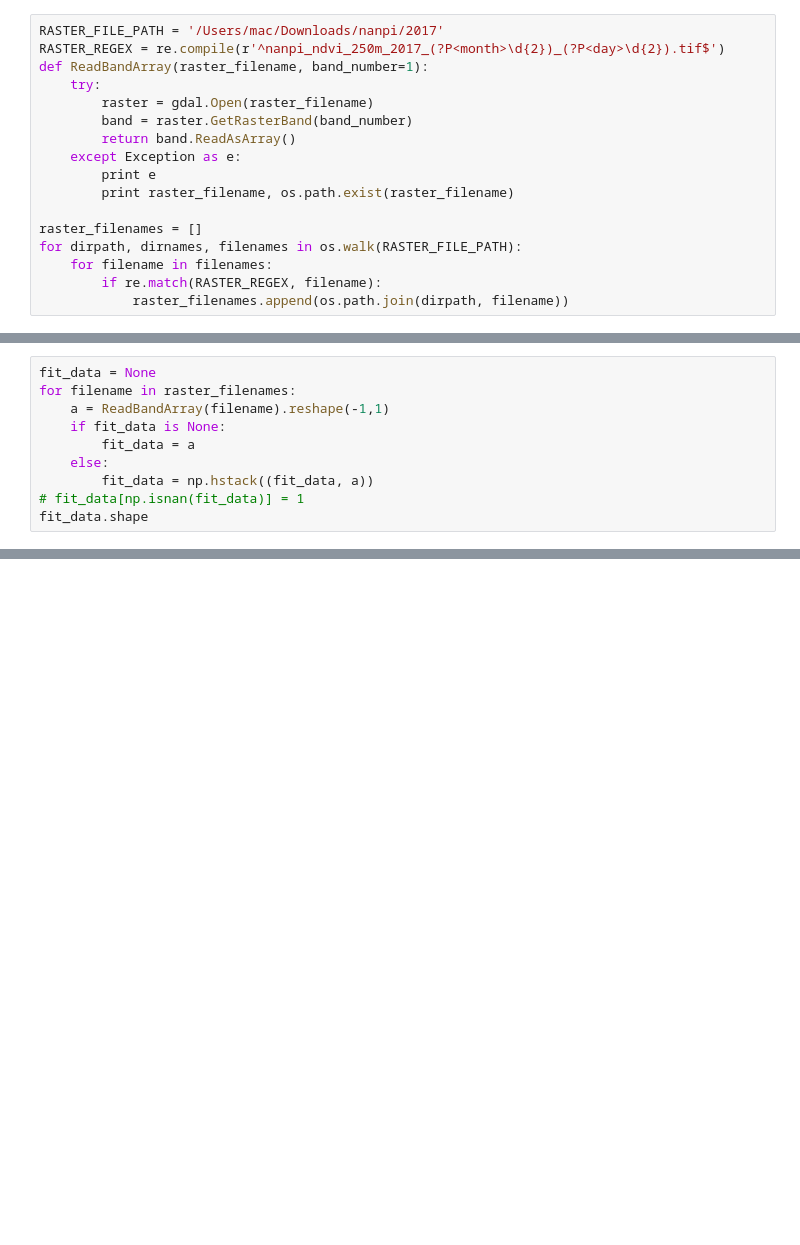
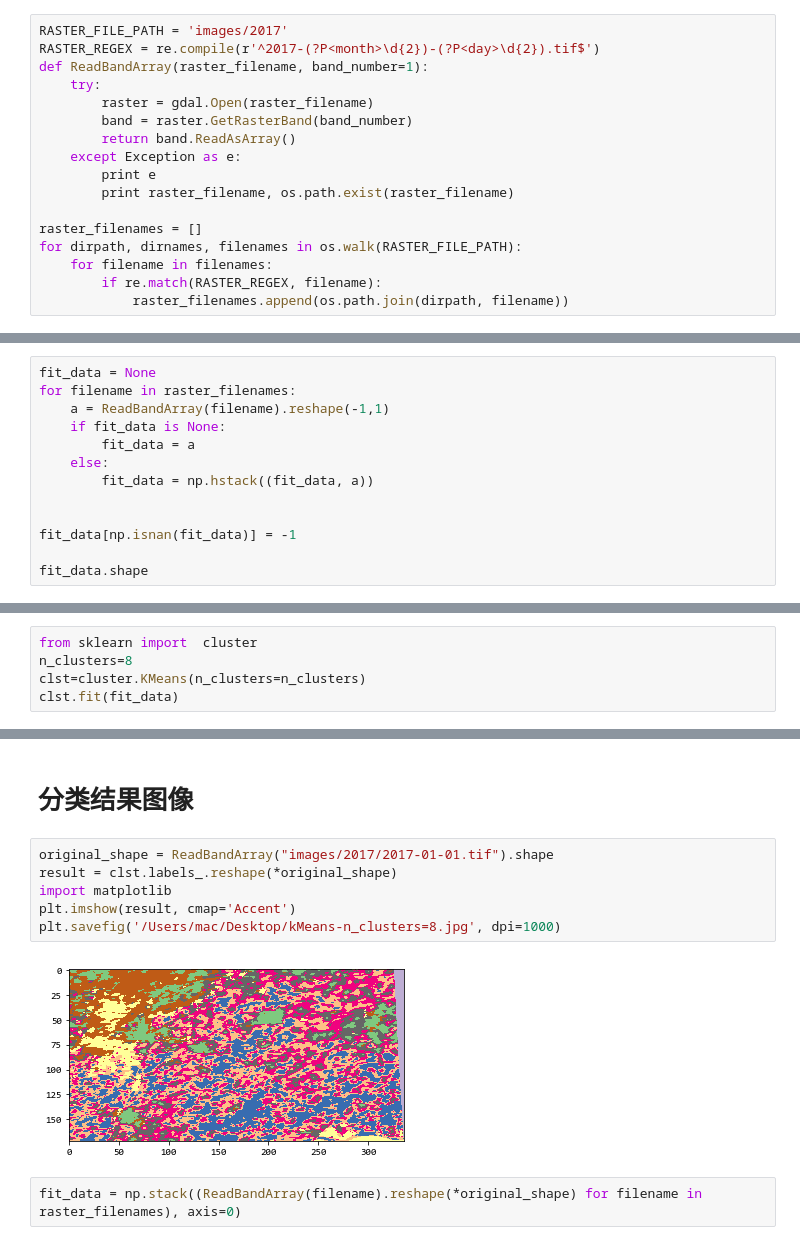
Before and after one commit to korewayume/MLCookbook, a Jupyter notebook: notebooks/ndvi-time-curve.ipynb, the cells around one changed output, grey strips where cells are left out. Saved outputs shown, nothing was run; the diff lists cells and outputs as text; blank space fills up the shorter version.

```diff
--- a/notebooks/ndvi-time-curve.ipynb
+++ b/notebooks/ndvi-time-curve.ipynb
@@ -15,6 +15,6 @@ import matplotlib
 # %%
-RASTER_FILE_PATH = '/Users/mac/Downloads/nanpi/2017'
-RASTER_REGEX = re.compile(r'^nanpi_ndvi_250m_2017_(?P<month>\d{2})_(?P<day>\d{2}).tif$')
+RASTER_FILE_PATH = 'images/2017'
+RASTER_REGEX = re.compile(r'^2017-(?P<month>\d{2})-(?P<day>\d{2}).tif$')
 def ReadBandArray(raster_filename, band_number=1):
     try:
         raster = gdal.Open(raster_filename)
@@ -37,6 +39,9 @@ for filename in raster_filenames:
         fit_data = a
     else:
         fit_data = np.hstack((fit_data, a))
-# fit_data[np.isnan(fit_data)] = 1
+
+
+fit_data[np.isnan(fit_data)] = -1
+
 fit_data.shape
 # %% [output]
@@ -62,0 +58,5 @@ plt.show()
+# %%
+from sklearn import  cluster
+n_clusters=8
+clst=cluster.KMeans(n_clusters=n_clusters)
+clst.fit(fit_data)
@@ -62,0 +87,12 @@ plt.show()
+# %% [markdown]
+# 分类结果图像
+# %%
+original_shape = ReadBandArray("images/2017/2017-01-01.tif").shape
+result = clst.labels_.reshape(*original_shape)
+import matplotlib
+plt.imshow(result, cmap='Accent')
+plt.savefig('/Users/mac/Desktop/kMeans-n_clusters=8.jpg', dpi=1000)
+# %% [output]
+[figure, added]
+# %%
+fit_data = np.stack((ReadBandArray(filename).reshape(*original_shape) for filename in raster_filenames), axis=0)
```
Also changed, not shown: parts of 16 cells of this notebook, 3 other files.
